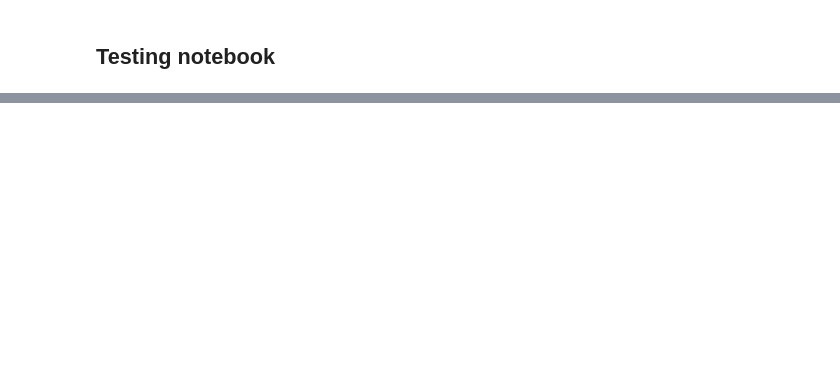
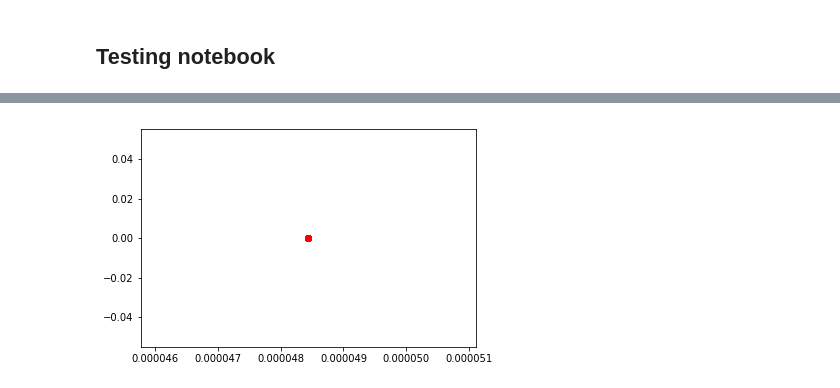
Before and after one commit to STarrio/MOEC-ASC, a Jupyter notebook: Tests.ipynb, the cells around one changed output, grey strips where cells are left out. Saved outputs shown, nothing was run; the diff lists cells and outputs as text; code cells hidden in the pictures; blank space fills up the shorter version.

```diff
--- a/Tests.ipynb
+++ b/Tests.ipynb
@@ -8,0 +12,2 @@ import parsing as p
+# %%
+cf6 = cf6_4d.CF6()
@@ -54,0 +67,8 @@ plt.show()
+# %%
+con_1 = np.array([cf6.const(c)[0] for c in f_cf6])
+con_2 = np.array([cf6.const(c)[1] for c in f_cf6])
+# %%
+plt.plot(con_1,con_2,'ro')
+plt.show()
+# %% [output]
+[figure, added]
```
Also changed, not shown: parts of 42 cells of this notebook, 4 other files.
